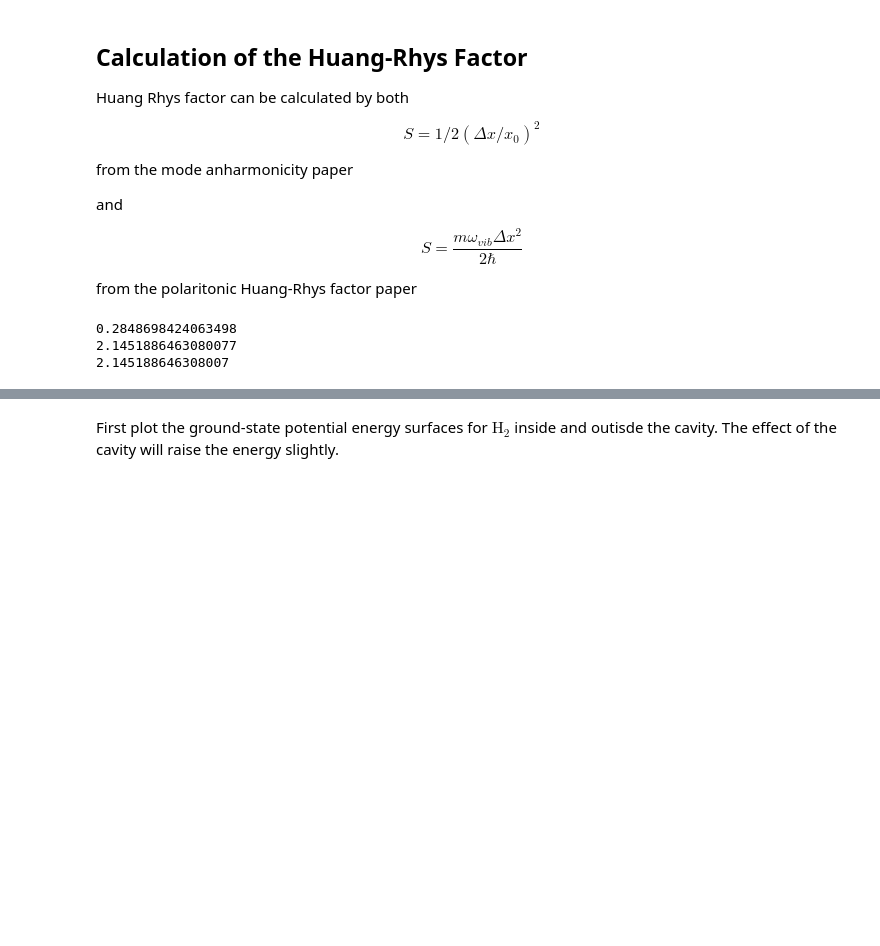
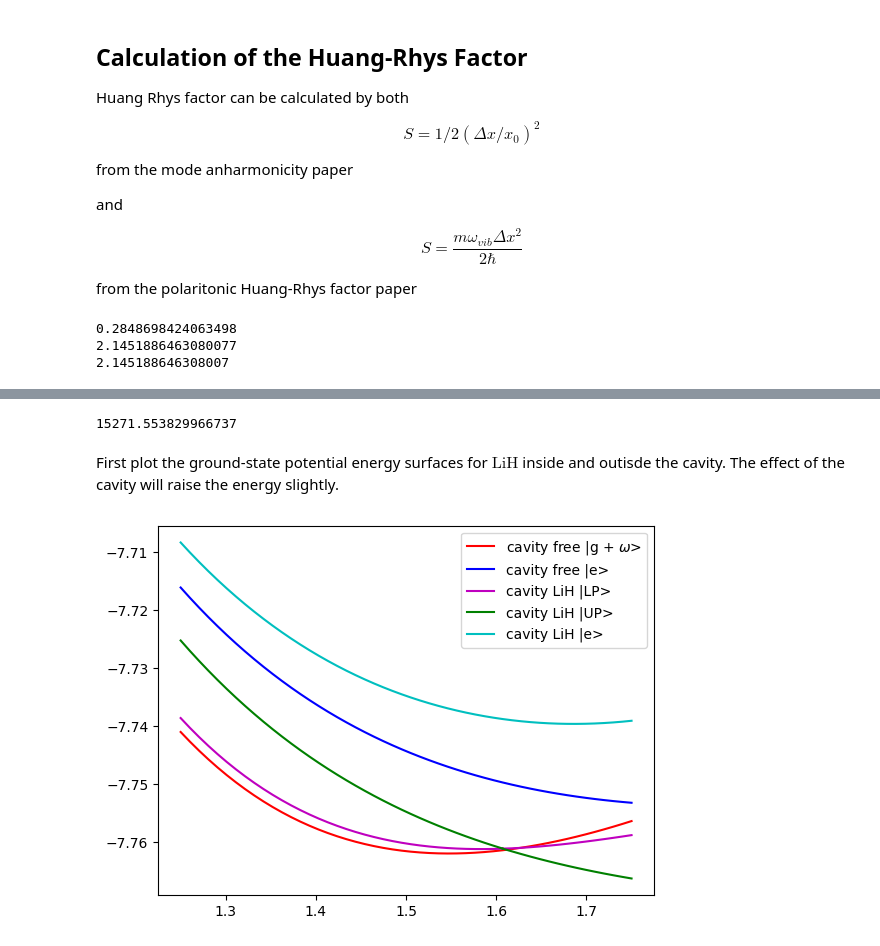
Before and after one commit to FoleyLab/SCQED-PCQED, a Jupyter notebook: src/QED-FCI_STO3G_LiH.ipynb, the cells around one changed output, grey strips where cells are left out. Drawn from its saved outputs; the diff is of its cells as text; code cells hidden in the pictures; blank space fills up the shorter version.

Commit message:
plot update

```diff
--- a/src/QED-FCI_STO3G_LiH.ipynb
+++ b/src/QED-FCI_STO3G_LiH.ipynb
@@ -53,10 +53,21 @@ options_dict = {
     "d_convergence": 1e-10,
     'num_roots' : 2
 }
+
+# number of bondlengths in the scan
+N_R = 50
+
+# number of electronic states to save
+N_el = 10
+
+# array  for energies inside the cavity
+cavity_E_array_LiH = np.zeros((N_R, N_el))
+
 r_data = np.linspace(1.25, 1.75, 50)
 psi4.set_options(options_dict)
 fci_S0 = []
 fci_S1 = []
+r_idx_LiH = 0
 for r in r_data:
     mol_str = mol_tmpl.replace("**R**", str(r))
     mol = psi4.geometry(mol_str)
@@ -64,6 +75,9 @@ for r in r_data:
     fci_energy, wfn = psi4.energy('fci',ref_wfn=wfn, return_wfn=True)
     fci_S0.append(wfn.variable("CI ROOT 0 TOTAL ENERGY"))
     fci_S1.append(wfn.variable("CI ROOT 1 TOTAL ENERGY"))
+    LiH_cav = PFHamiltonianGenerator(mol_str, options_dict, cavity_dict)
+    cavity_E_array_LiH[r_idx_LiH,:] = LiH_cav.CIeigs[:N_el]
+    r_idx_LiH += 1
 # %% [output]
 Scratch directory: /tmp/
    => Libint2 <=
@@ -303,10 +318,37 @@ print(S_Hsu)
+# %%
+mu_g = 1.9066253 * 3.335 * 10 ** (-30)
+mu_e = 1.9450498 * 3.335 * 10 ** (-30)
+d_mu_squared = (mu_g - mu_e) ** 2
+epsilon_s = 1
+epsilon_0 = constants.epsilon_0
+lambda_mag = 0.05 #ask about units
+V_eff = h_bar / (epsilon_0 * lambda_mag ** 2)
+omega_s = 0.12086  #ask about units
+S_pol = d_mu_squared / (2 * epsilon_0 * V_eff * h_bar * omega_s)
+print(S_pol)
+# %% [output]
+15271.553829966737
 # %% [markdown]
-First plot the ground-state potential energy surfaces for $ \text{H}_2 $ inside and outisde the cavity.  The effect of the cavity will raise the energy slightly.
+First plot the ground-state potential energy surfaces for $ \text{LiH} $ inside and outisde the cavity.  The effect of the cavity will raise the energy slightly.
 # %%
-plt.plot(r_data, fci_S0, label='cavity free |g>')
-plt.plot(r_data, fci_S1, label='cavity free |e>')
-#plt.plot(r_array, cavity_free_E_array_LiH[:,1], 'b-', label='cavity free LiH |e>')
-#plt.plot(r_array, V_fit, label='fit')
+fci_S0_omega = np.zeros((1, 50))
+for i in range(50):
+    fci_S0_omega[0,i] = fci_S0[i] + 0.12086
+fci_S0_plusw = np.ndarray.flatten(fci_S0_omega)
+
+LP_surface_1 = cavity_E_array_LiH[35:,2]
+UP_surface_1 = cavity_E_array_LiH[35:,1]
+
+
+plt.plot(r_data, fci_S0_plusw, 'r-', label='cavity free |g + $\omega$>')
+plt.plot(r_data, fci_S1, 'b-', label='cavity free |e>')
+plt.plot(r_data[:36], cavity_E_array_LiH[:36,1], 'm-', label='cavity LiH |LP>')
+plt.plot(r_data[35:], LP_surface_1, 'm-')
+plt.plot(r_data[:36], cavity_E_array_LiH[:36,2], 'g-', label='cavity LiH |UP>')
+plt.plot(r_data[35:], UP_surface_1, 'g-')
+plt.plot(r_data, cavity_E_array_LiH[:,3], 'c-', label='cavity LiH |e>')
 #plt.xlim(0.6, 1.45)
 plt.legend()
 plt.show()
+# %% [output]
+[figure, added]
```
Also changed, not shown: parts of 14 cells of this notebook, 5 other files.
